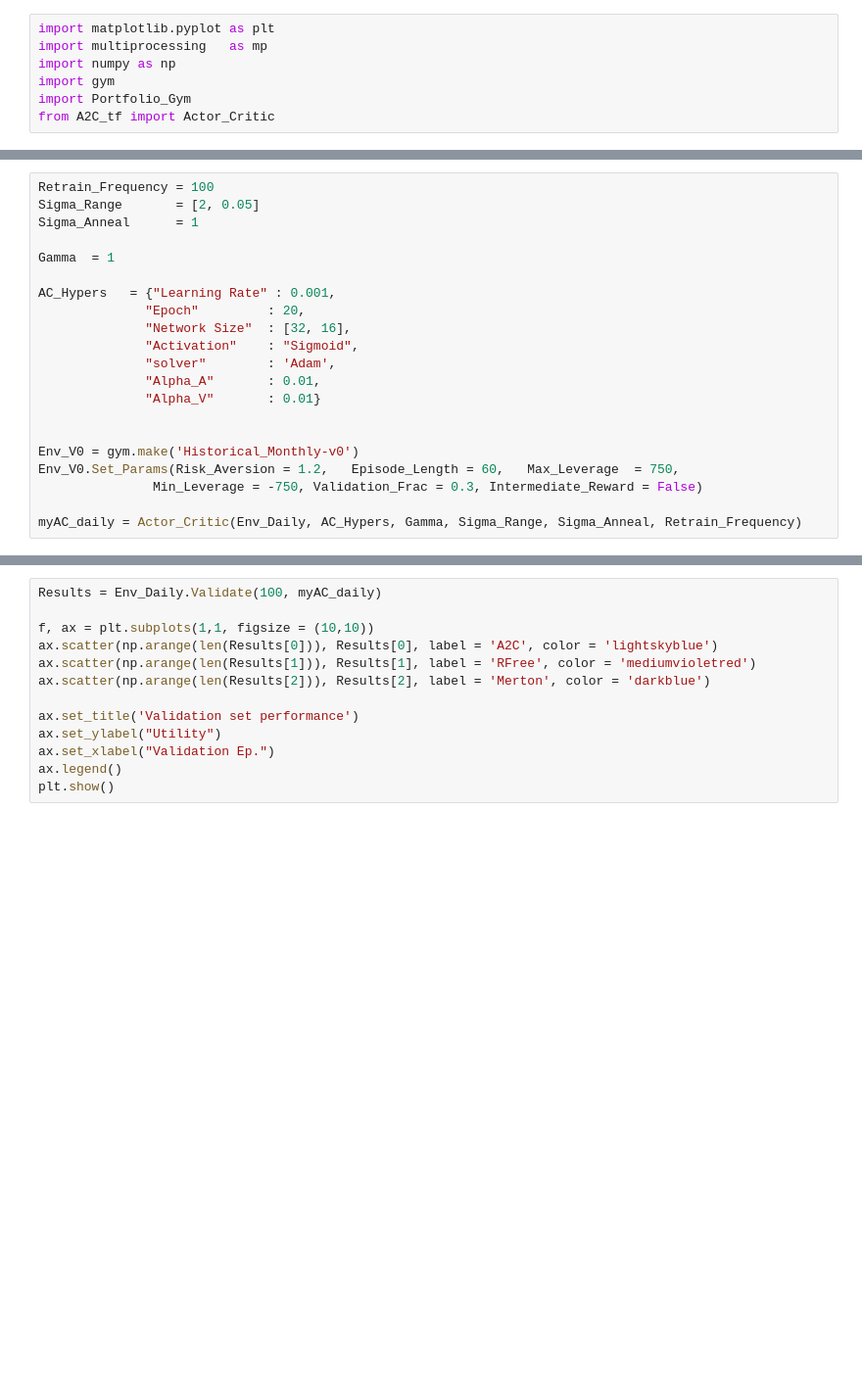
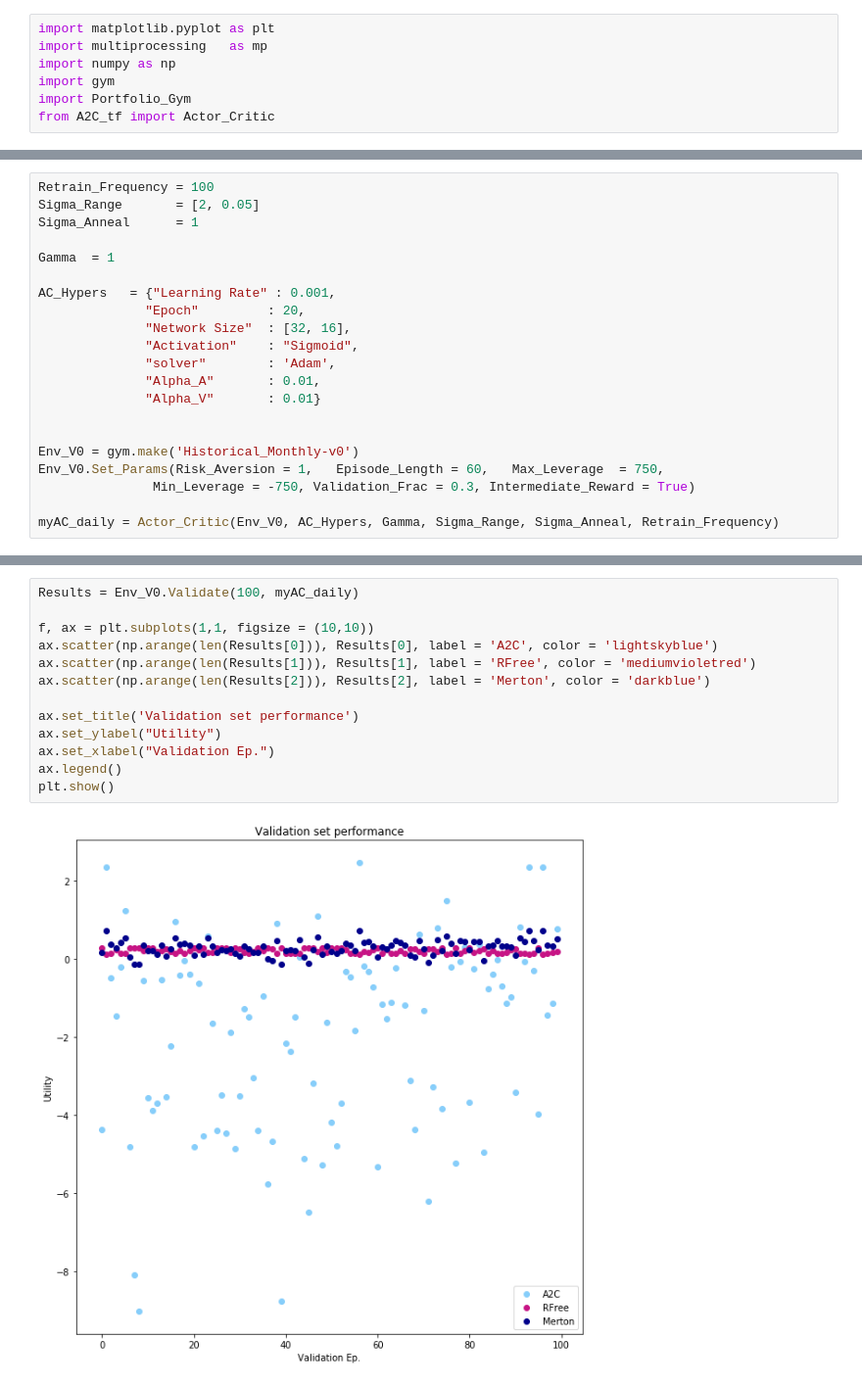
Before and after one commit to ansgarw/rl-portfolio, a Jupyter notebook: A2C Agent/AC TF Historical.ipynb, the cells around one changed output, grey strips where cells are left out. Shown at 98% size. Drawn from its saved outputs; the diff is of its cells as text; blank space fills up the shorter version.

```diff
--- a/A2C Agent/AC TF Historical.ipynb
+++ b/A2C Agent/AC TF Historical.ipynb
@@ -69,10 +93,10 @@ AC_Hypers   = {"Learning Rate" : 0.001,
 
 
 Env_V0 = gym.make('Historical_Monthly-v0')
-Env_V0.Set_Params(Risk_Aversion = 1.2,   Episode_Length = 60,   Max_Leverage  = 750,
-               Min_Leverage = -750, Validation_Frac = 0.3, Intermediate_Reward = False)
+Env_V0.Set_Params(Risk_Aversion = 1,   Episode_Length = 60,   Max_Leverage  = 750,
+               Min_Leverage = -750, Validation_Frac = 0.3, Intermediate_Reward = True)
 
-myAC_daily = Actor_Critic(Env_Daily, AC_Hypers, Gamma, Sigma_Range, Sigma_Anneal, Retrain_Frequency)
+myAC_daily = Actor_Critic(Env_V0, AC_Hypers, Gamma, Sigma_Range, Sigma_Anneal, Retrain_Frequency)
 # %%
 Another = 200
 Model_Scores, Merton_Scores = myAC_daily.Train(Another)
@@ -89,13 +135,15 @@ plt.plot([Model_Scores[i]/Merton_Scores[i] -1 for i in range(len(Model_Scores))]
 # %%
-Results = Env_Daily.Validate(100, myAC_daily)
+Results = Env_V0.Validate(100, myAC_daily)
 
 f, ax = plt.subplots(1,1, figsize = (10,10))
 ax.scatter(np.arange(len(Results[0])), Results[0], label = 'A2C', color = 'lightskyblue')
 ax.scatter(np.arange(len(Results[1])), Results[1], label = 'RFree', color = 'mediumvioletred')
 ax.scatter(np.arange(len(Results[2])), Results[2], label = 'Merton', color = 'darkblue')
 
 ax.set_title('Validation set performance')
 ax.set_ylabel("Utility")
 ax.set_xlabel("Validation Ep.")
 ax.legend()
 plt.show()
+# %% [output]
+[figure, added]
```
Also changed, not shown: parts of 6 cells of this notebook, 2 other files.
